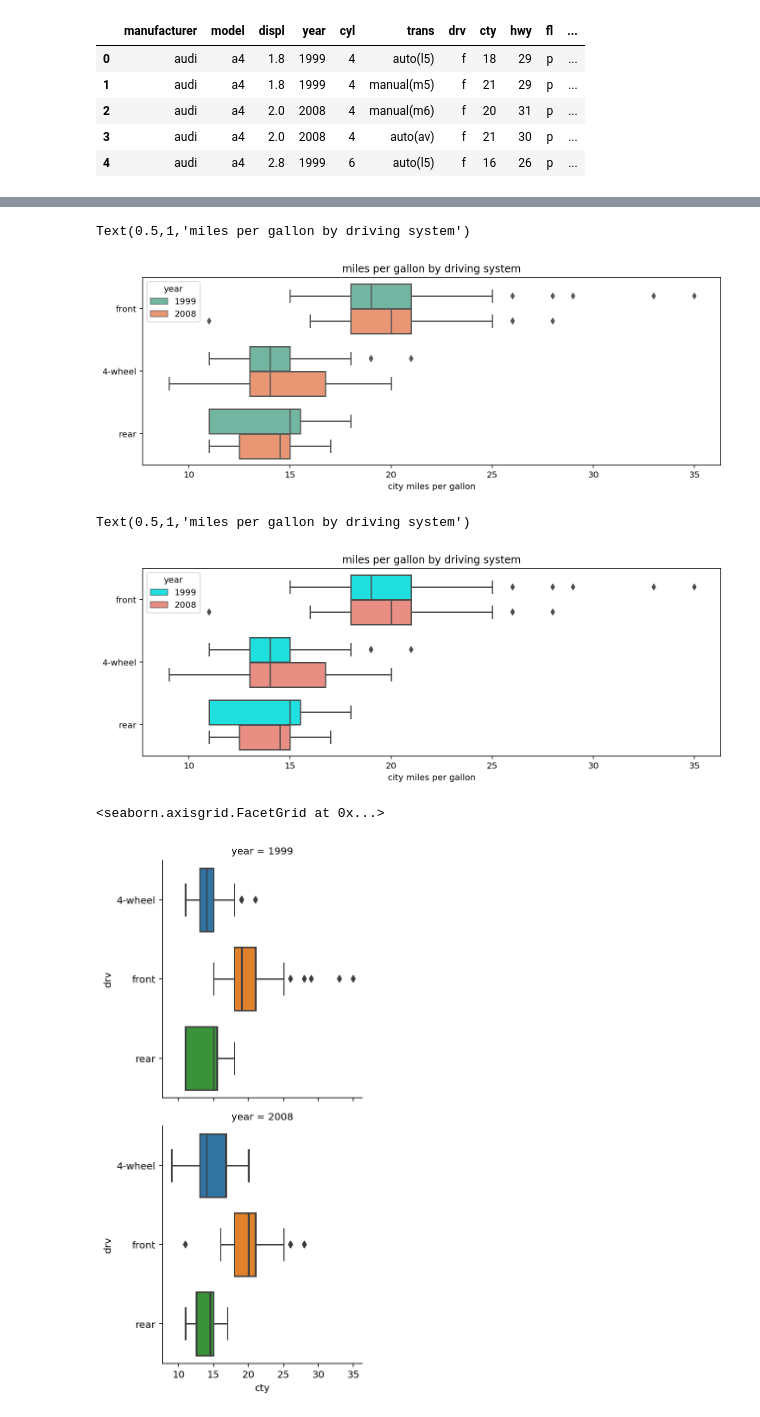
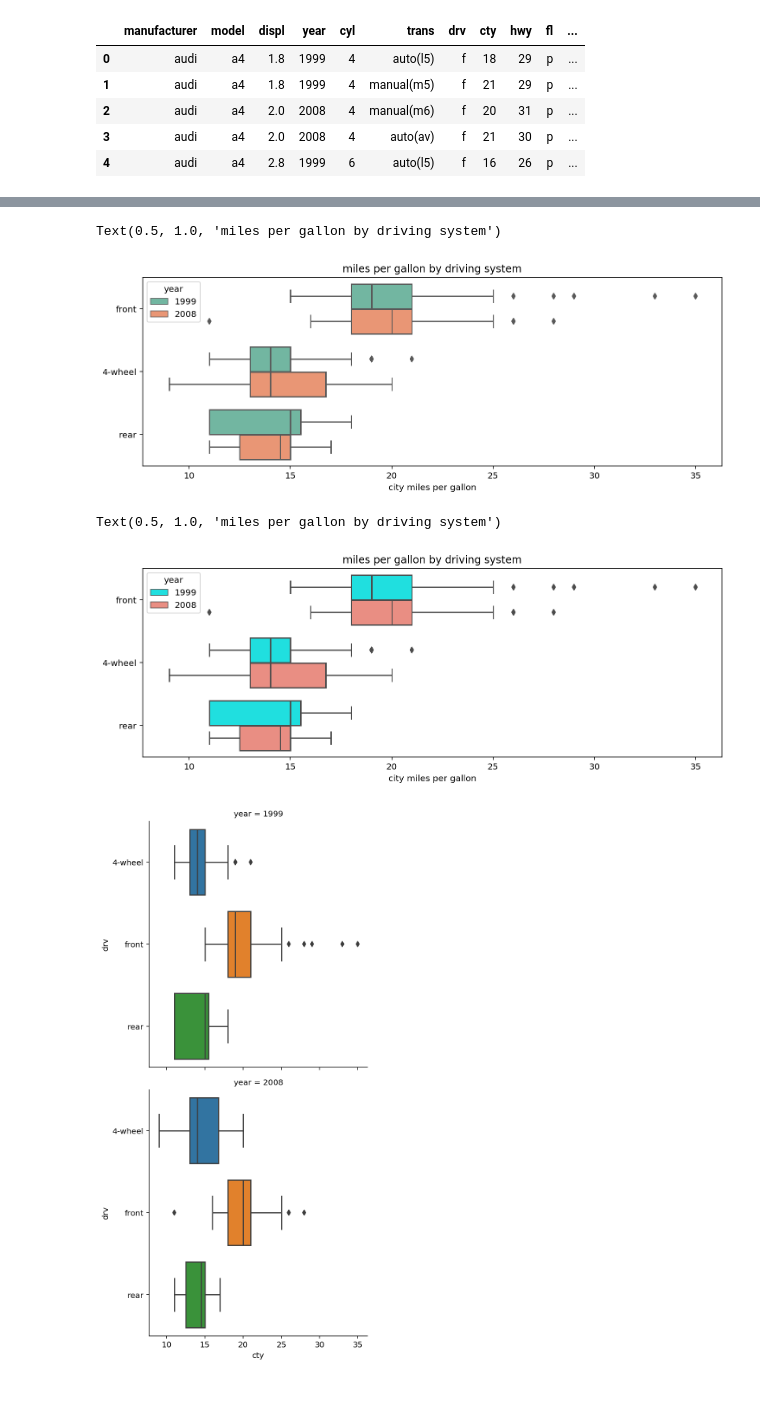
Before and after one commit to prasertcbs/seaborn, a Jupyter notebook: seaborn_boxplot.ipynb, the cells around one changed output, grey strips where cells are left out. Saved outputs shown, nothing was run; the diff lists cells and outputs as text; code cells hidden in the pictures.

Commit message:
seaborn tutorial

```diff
--- a/seaborn_boxplot.ipynb
+++ b/seaborn_boxplot.ipynb
@@ -12,5 +28,6 @@ print(sns.__version__)
 # %%
-df=pd.read_csv('https://github.com/prasertcbs/tutorial/raw/master/mpg.csv')
+url='https://github.com/prasertcbs/tutorial/raw/master/mpg.csv'
+df=pd.read_csv(url)
 df.head()
 # %% [output]
 |  | manufacturer | model | displ | year | cyl | trans | drv | cty | hwy | fl | ... |
@@ -19,3 +36,7 @@ df.head()
 | 2 | audi | a4 | 2.0 | 2008 | 4 | manual(m6) | f | 20 | 31 | p | ... |
 | 3 | audi | a4 | 2.0 | 2008 | 4 | auto(av) | f | 21 | 30 | p | ... |
 | 4 | audi | a4 | 2.8 | 1999 | 6 | auto(l5) | f | 16 | 26 | p | ... |
+# %%
+df['gear']=df.trans.str[0].map({'a':'auto', 'm':'manual'}).astype("category")
+df['drv']=df.drv.map({'f':'front', 'r':'rear', '4':'4-wheel'}).astype('category')
+df.head()
@@ -47,2 +74,0 @@ sns.boxplot(y='drv', x='cty', data=df)
-# %%
-df['drv']=df['drv'].map({'f':'front', 'r':'rear', '4':'4-wheel'}).astype('category')
@@ -104,7 +121,7 @@ plt.ylabel('')
 plt.xlabel('city miles per gallon')
 plt.title('miles per gallon by driving system')
 # %% [output]
-Text(0.5,1,'miles per gallon by driving system')
+Text(0.5, 1.0, 'miles per gallon by driving system')
 [figure]
 # %%
 plt.figure(figsize=(12, 4))
@@ -116,13 +133,12 @@ plt.ylabel('')
 plt.xlabel('city miles per gallon')
 plt.title('miles per gallon by driving system')
 # %% [output]
-Text(0.5,1,'miles per gallon by driving system')
+Text(0.5, 1.0, 'miles per gallon by driving system')
 [figure]
 # %%
-sns.factorplot(y='drv', x='cty', data=df,
+sns.catplot(y='drv', x='cty', data=df,
               kind='box',
-              row='year')
+              row='year');
 # %% [output]
-<seaborn.axisgrid.FacetGrid at 0x...>
-[figure, old version]
+[figure, new version]
 # %%
```
Also changed, not shown: parts of 22 cells of this notebook, 23 other files.
